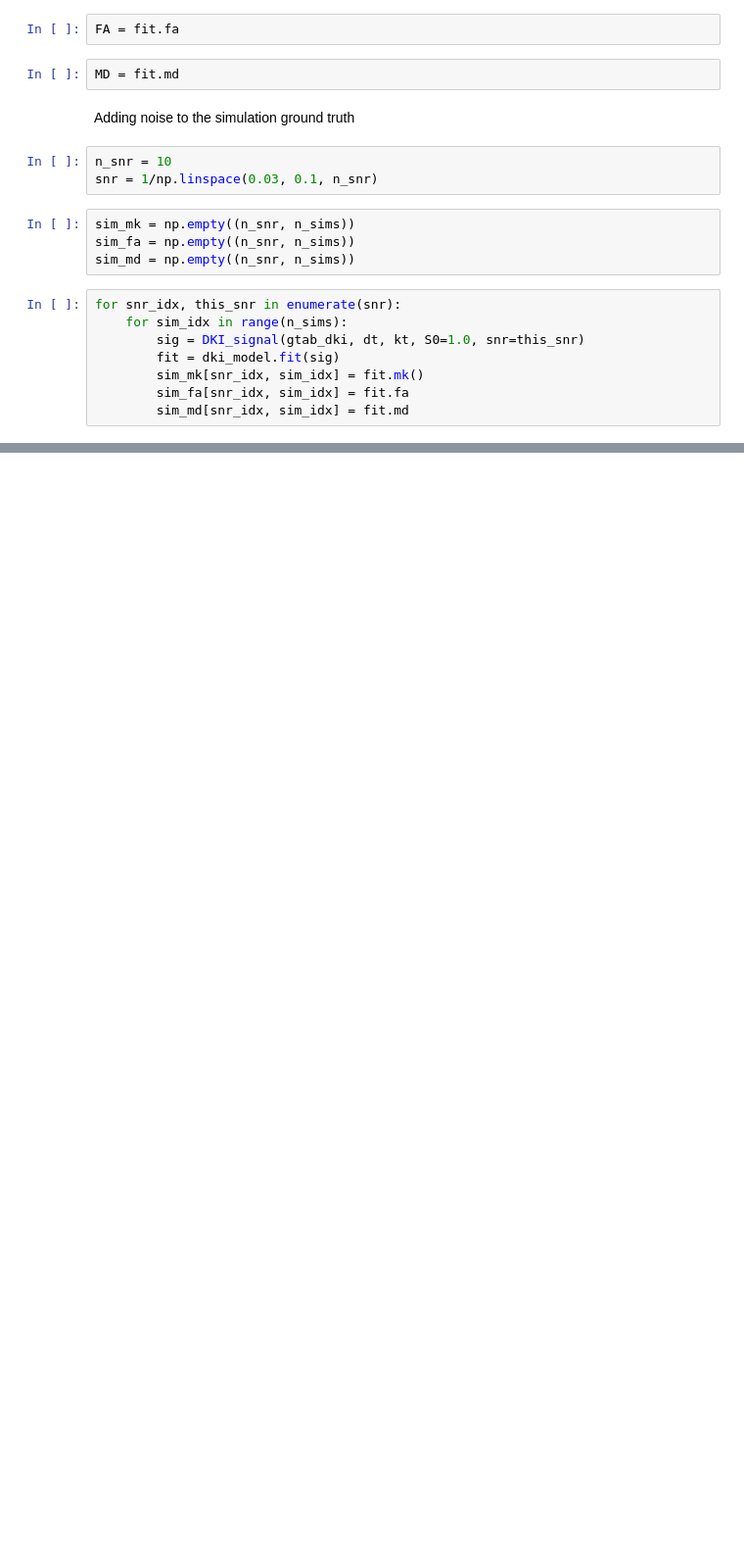
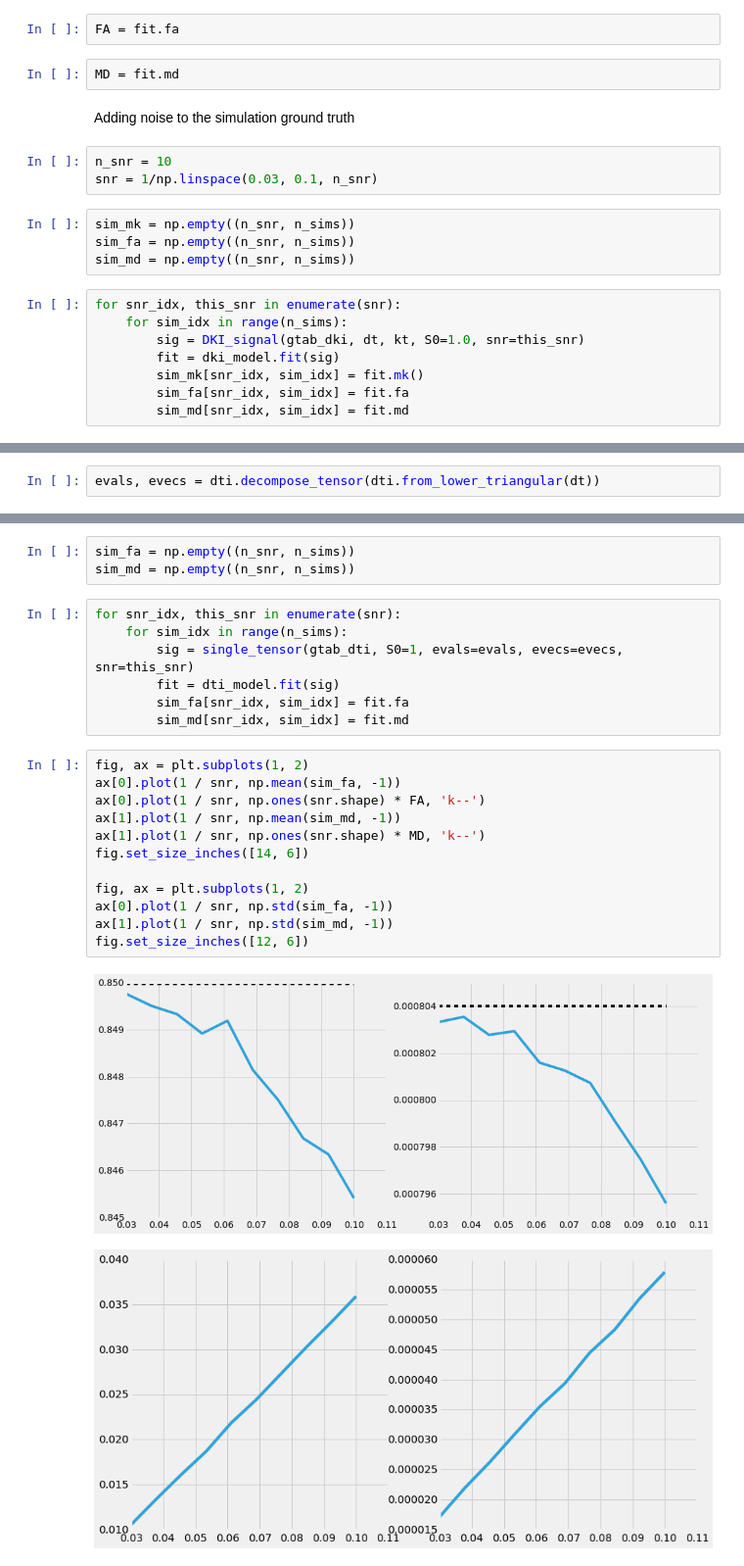
Before and after one commit to arokem/reproducing-veraart2013, a Jupyter notebook: Figure2.ipynb, the cells around one changed output, grey strips where cells are left out. Shown at 98% size. Drawn from its saved outputs; the diff is of its cells as text; blank space fills up the shorter version.

```diff
--- a/Figure2.ipynb
+++ b/Figure2.ipynb
@@ -138,0 +137,2 @@ array(1.0212645691395374)
+# %%
+evals, evecs = dti.decompose_tensor(dti.from_lower_triangular(dt))
@@ -138,0 +141,25 @@ array(1.0212645691395374)
+# %%
+sim_fa = np.empty((n_snr, n_sims))
+sim_md = np.empty((n_snr, n_sims))
+# %%
+for snr_idx, this_snr in enumerate(snr):
+    for sim_idx in range(n_sims):
+        sig = single_tensor(gtab_dti, S0=1, evals=evals, evecs=evecs, snr=this_snr)
+        fit = dti_model.fit(sig)
+        sim_fa[snr_idx, sim_idx] = fit.fa
+        sim_md[snr_idx, sim_idx] = fit.md
+# %%
+fig, ax = plt.subplots(1, 2)
+ax[0].plot(1 / snr, np.mean(sim_fa, -1))
+ax[0].plot(1 / snr, np.ones(snr.shape) * FA, 'k--')
+ax[1].plot(1 / snr, np.mean(sim_md, -1))
+ax[1].plot(1 / snr, np.ones(snr.shape) * MD, 'k--')
+fig.set_size_inches([14, 6])
+
+fig, ax = plt.subplots(1, 2)
+ax[0].plot(1 / snr, np.std(sim_fa, -1))
+ax[1].plot(1 / snr, np.std(sim_md, -1))
+fig.set_size_inches([12, 6])
+# %% [output]
+[figure, added]
+[figure, added]
```
Also changed, not shown: parts of 7 cells of this notebook.
